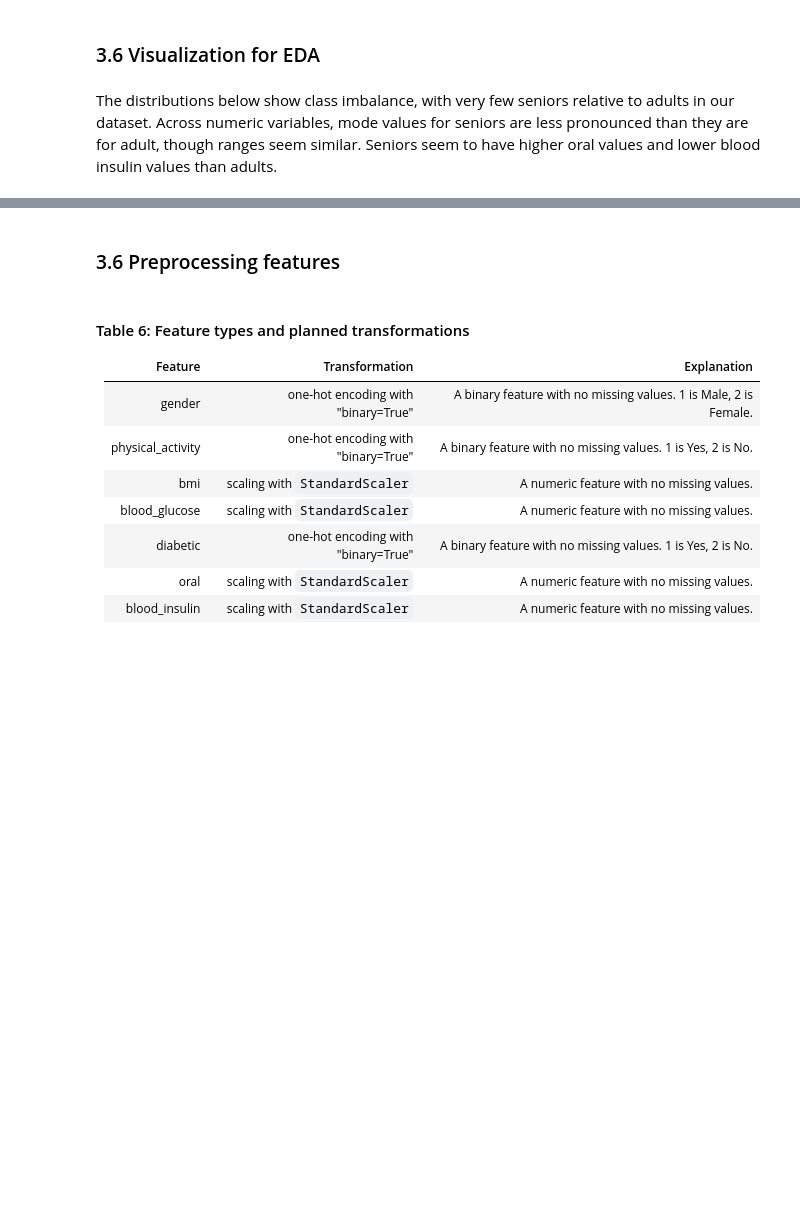
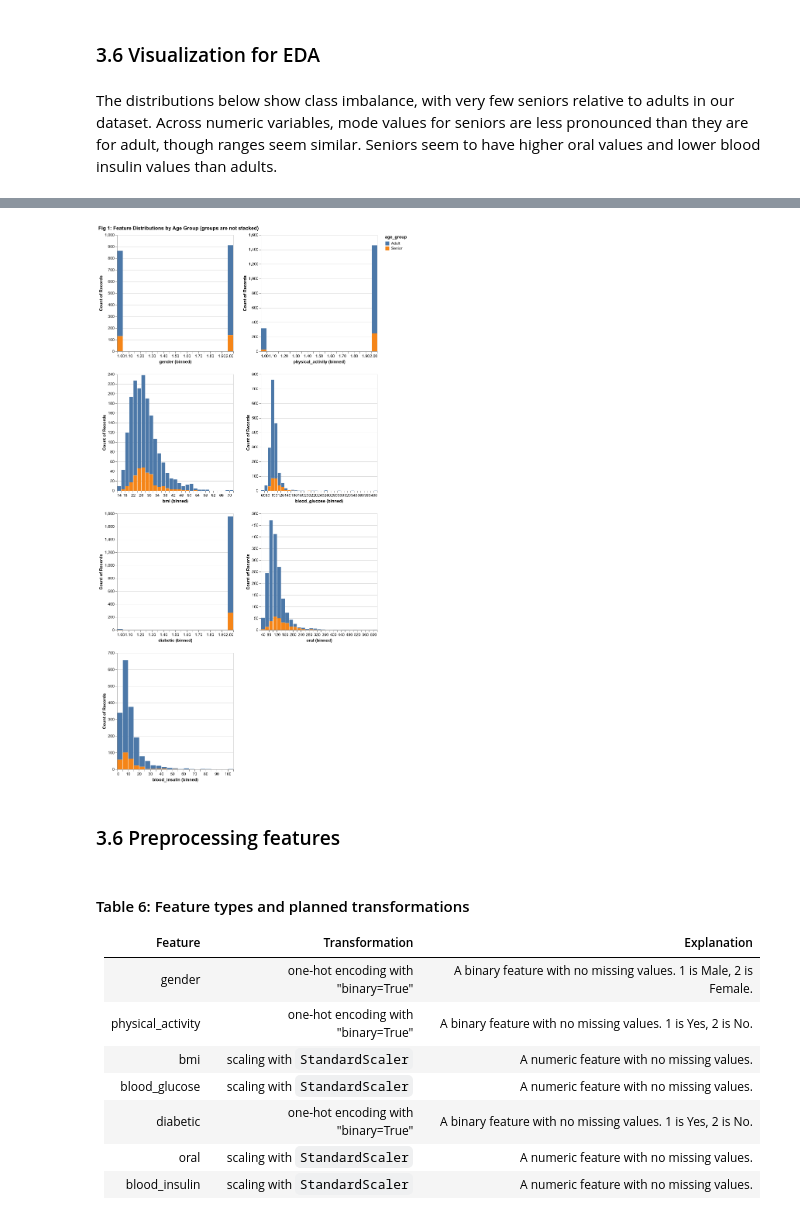
Before and after one commit to UBC-MDS/DSCI522-2425-39-FMJ, a Jupyter notebook: notebooks/age_group_classification.ipynb, the cells around one changed output, grey strips where cells are left out. Drawn from its saved outputs; the diff is of its cells as text; code cells hidden in the pictures; blank space fills up the shorter version.

Commit message:
added alt.renderers so EDA visualisation renders properly

```diff
--- a/notebooks/age_group_classification.ipynb
+++ b/notebooks/age_group_classification.ipynb
@@ -266,6 +266,7 @@ Since gender, physical_activity, and diabetic are categorical, only the mean and
 The distributions below show class imbalance, with very few seniors relative to adults in our dataset. Across numeric variables, mode values for seniors are less pronounced than they are for adult, though ranges seem similar. Seniors seem to have higher oral values and lower blood insulin values than adults.
 # %%
 # Plotting the distributions for each variable
+alt.renderers.enable('png')
 features = X_train.columns.tolist()
 
 alt.Chart(pd.concat([X_train, y_train], axis = 1)).mark_bar(opacity = 1).encode(
@@ -283,3 +283,4 @@ alt.Chart(pd.concat([X_train, y_train], axis = 1)).mark_bar(opacity = 1).encode(
+[figure, added]
 # %% [markdown]
 ### 3.6 Preprocessing features
 # %% [markdown]
```
Also changed, not shown: parts of 5 cells of this notebook, 1 other file.
